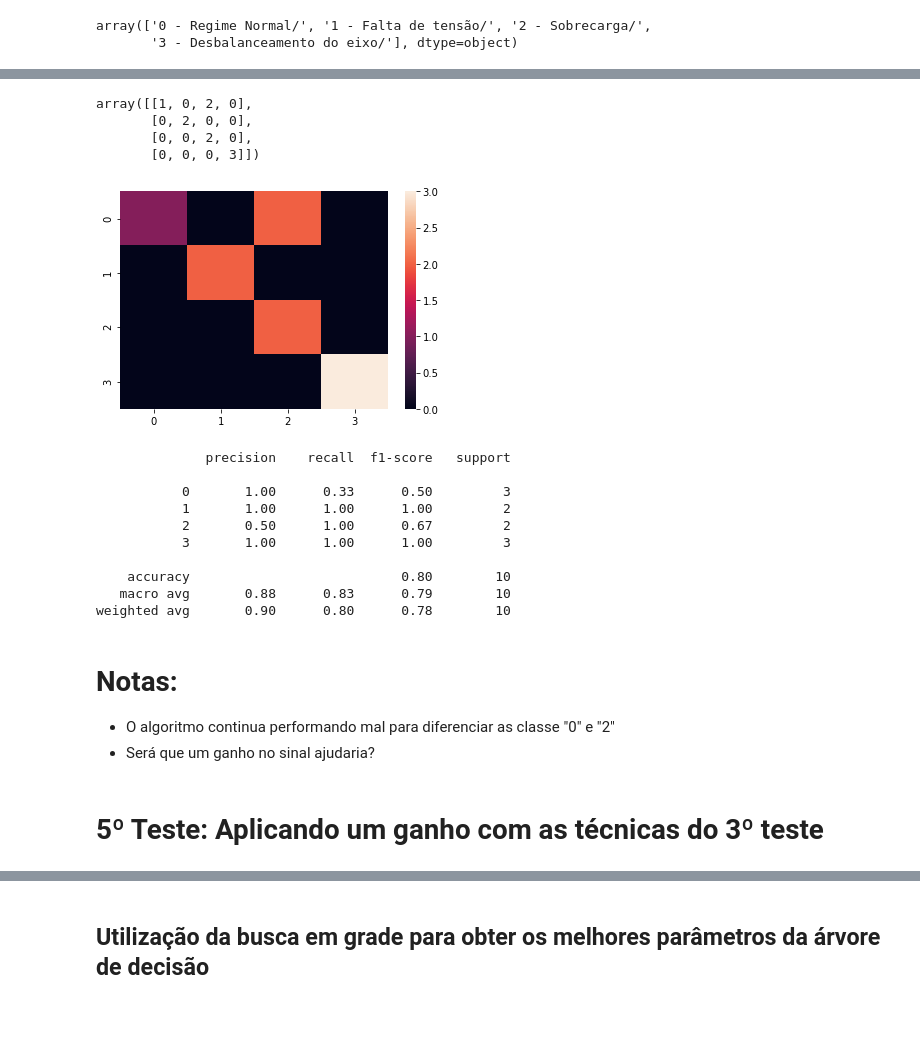
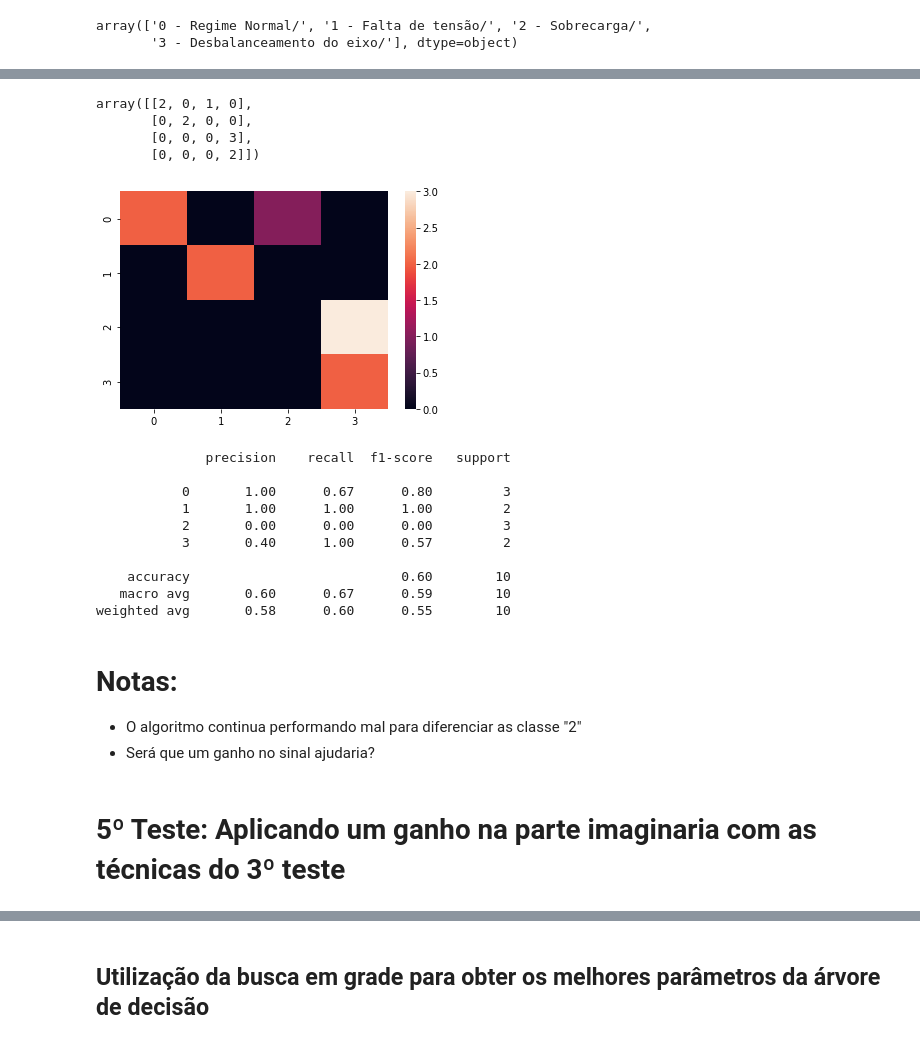
Before and after one commit to vschmidt/machine_failure_detector, a Jupyter notebook: Análise dos dados/Análise dos dados - Som ambiente.ipynb, the cells around one changed output, grey strips where cells are left out. Drawn from its saved outputs; the diff is of its cells as text; code cells hidden in the pictures; blank space fills up the shorter version.

```diff
--- a/Análise dos dados/Análise dos dados - Som ambiente.ipynb
+++ b/Análise dos dados/Análise dos dados - Som ambiente.ipynb
@@ -469,7 +467,7 @@ X_fft = X.apply(apply_fft_in_df, axis=1, result_type='expand')
 # %%
 from sklearn.model_selection import train_test_split
 
-X_train, X_test, y_train, y_test = train_test_split(X_fft, y, test_size=0.2, random_state=42)
+X_train, X_test, y_train, y_test = train_test_split(X_fft, y, test_size=0.2, random_state=42, stratify=y)
 # %% [markdown]
 # Treino de algoritmo
 # %%
@@ -648,7 +640,7 @@ X_output.to_csv('Saídas/X_transform.csv')
 # %%
 from sklearn.model_selection import train_test_split
 
-X_train, X_test, y_train, y_test = train_test_split(X_transform, y, test_size=0.2, random_state=42)
+X_train, X_test, y_train, y_test = train_test_split(X_transform, y, test_size=0.2, random_state=42, stratify=y)
 # %%
 from sklearn.metrics import accuracy_score, log_loss
 from sklearn.neighbors import KNeighborsClassifier
@@ -784,4 +776,21 @@ array(['0 - Regime Normal/', '1 - Falta de tensão/', '2 - Sobrecarga/',
 # %%
-from sklearn.preprocessing import StandardScaler
+def transform_array(arr, filter_limit = 50):
+    arr = arr.values
 
-X_scale = StandardScaler().fit_transform(X_transform)
+    mean = arr.mean()
+    minimun = arr.min()
+    maximun = arr.max()
+
+    fft_filtered = arr[np.where(arr > filter_limit)]
+    fft_value = np.fft.fft(fft_filtered)
+
+    real_part = np.abs(fft_value).mean()
+    imaginary_part = np.imag(fft_value).mean()
+
+    return np.array([mean, minimun, maximun, real_part, imaginary_part])
+
+
+
+X_transform = X.apply(transform_array, axis=1, result_type='expand')
+X_transform.columns = ['Média', 'Minímo', 'Máximo', 'FFT Real', 'FFT Imaginário']
+X_transform.head()
@@ -788,7 +804,7 @@ X_scale = StandardScaler().fit_transform(X_transform)
 # %%
 from sklearn.model_selection import train_test_split
 
-X_train, X_test, y_train, y_test = train_test_split(X_scale, y, test_size=0.2, random_state=42)
+X_train, X_test, y_train, y_test = train_test_split(X_transform, y, test_size=0.2, random_state=42, stratify=y)
 # %%
 from sklearn.metrics import accuracy_score, log_loss
 from sklearn.neighbors import KNeighborsClassifier
@@ -838,35 +854,35 @@ clf = DecisionTreeClassifier()
 clf.fit(X_train, y_train)
 predicoes = clf.predict(X_test)
 # %%
-confusion_matrix(predicoes, y_test)
+confusion_matrix(y_test, predicoes)
 # %% [output]
-array([[1, 0, 2, 0],
+array([[2, 0, 1, 0],
        [0, 2, 0, 0],
-       [0, 0, 2, 0],
-       [0, 0, 0, 3]])
+       [0, 0, 0, 3],
+       [0, 0, 0, 2]])
 # %%
-sns.heatmap(confusion_matrix(predicoes, y_test));
+sns.heatmap(confusion_matrix(y_test, predicoes));
 # %% [output]
-[figure, old version]
+[figure, new version]
 # %%
-print(classification_report(predicoes,y_test))
+print(classification_report(y_test, predicoes))
 # %% [output]
               precision    recall  f1-score   support
 
-           0       1.00      0.33      0.50         3
+           0       1.00      0.67      0.80         3
            1       1.00      1.00      1.00         2
-           2       0.50      1.00      0.67         2
-           3       1.00      1.00      1.00         3
+           2       0.00      0.00      0.00         3
+           3       0.40      1.00      0.57         2
 
-    accuracy                           0.80        10
-   macro avg       0.88      0.83      0.79        10
-weighted avg       0.90      0.80      0.78        10
+    accuracy                           0.60        10
+   macro avg       0.60      0.67      0.59        10
+weighted avg       0.58      0.60      0.55        10
 # %% [markdown]
 # Notas:
-* O algoritmo continua performando mal para diferenciar as classe "0" e "2"
+* O algoritmo continua performando mal para diferenciar as classe "2"
 * Será que um ganho no sinal ajudaria?
 # %% [markdown]
-# 5º Teste: Aplicando um ganho com as técnicas do 3º teste
+# 5º Teste: Aplicando um ganho na parte imaginaria com as técnicas do 3º teste
 # %%
 ganho = 0.5
 
```
Also changed, not shown: parts of 73 cells of this notebook, 2 other files.
